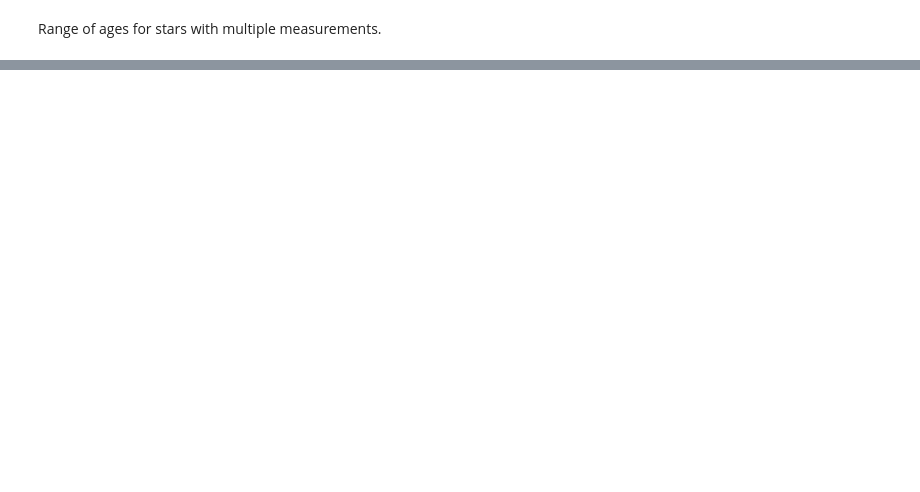
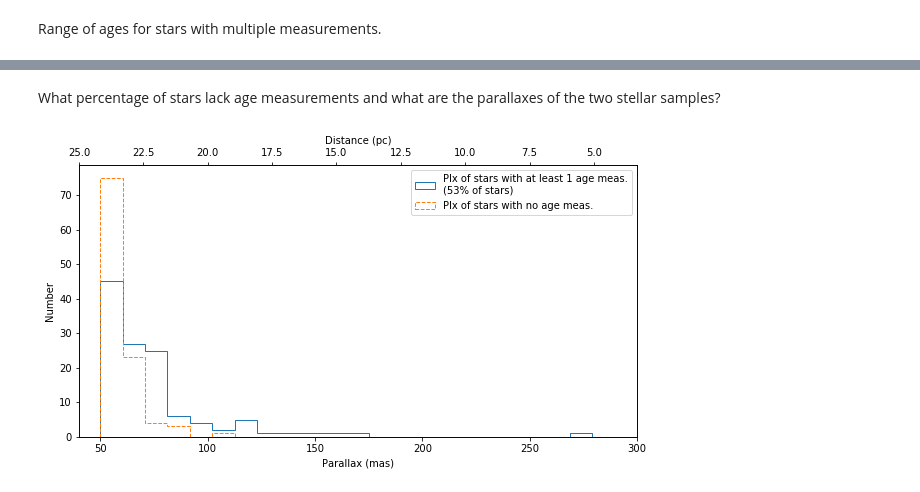
Before and after one commit to aboehle/nearby-stars-db, a Jupyter notebook: add_more_ages.ipynb, the cells around one changed output, grey strips where cells are left out. Cells and saved outputs as stored; diff of their text form; code cells hidden in the pictures; blank space fills up the shorter version.

Commit message:
Added two more age sources and added analysis plots to see which stars are still missing ages.

```diff
--- a/add_more_ages.ipynb
+++ b/add_more_ages.ipynb
@@ -232,2 +408,42 @@ for row in rows:
+# %% [markdown]
+What percentage of stars lack age measurements and what are the parallaxes of the two stellar samples?
+# %%
+cmd = '''
+SELECT stars_FGK_nobinaries.plx_value
+FROM  ages
+INNER JOIN stars_FGK_nobinaries ON stars_FGK_nobinaries.sid = ages.sid
+GROUP BY stars_FGK_nobinaries.sid
+'''
+c.execute(cmd)
+plx_yesage = c.fetchall()
+
+cmd = '''
+SELECT stars_FGK_nobinaries.plx_value
+FROM  stars_FGK_nobinaries
+LEFT OUTER JOIN ages ON stars_FGK_nobinaries.sid = ages.sid
+WHERE ages.age IS Null
+GROUP BY stars_FGK_nobinaries.sid
+'''
+c.execute(cmd)
+plx_noage = c.fetchall()
+
+plt.figure(figsize=(10,5))
+plt.hist(np.array(plx_yesage)[:,0],histtype='step',
+         label='Plx of stars with at least 1 age meas.\n({:1.0f}% of stars)'.format(100*float(len(plx_yesage))/(len(plx_yesage) + len(plx_noage))),
+         bins = np.linspace(50,300,25))
+plt.hist(np.array(plx_noage)[:,0],histtype='step',label='Plx of stars with no age meas.',
+         bins = np.linspace(50,300,25),linestyle='dashed')
+plt.legend()
+plt.xlim(40,300)
+plt.xlabel('Parallax (mas)')
+plt.ylabel('Number')
+axdist = plt.gca().twiny()
+#axdist.hist(1/(np.array(plx_noage)[:,0]*1e-3),histtype='step',
+#           bins = np.linspace(50,300,25),linestyle='dashed')
+axdist.set_xlim(1/40e-3,1/300e-3)
+axdist.set_xlabel('Distance (pc)')
+plt.show()
+# %% [output]
+[figure, added]
 # %%
 c.close()
```
Also changed, not shown: parts of 20 cells of this notebook, 3 other files.
